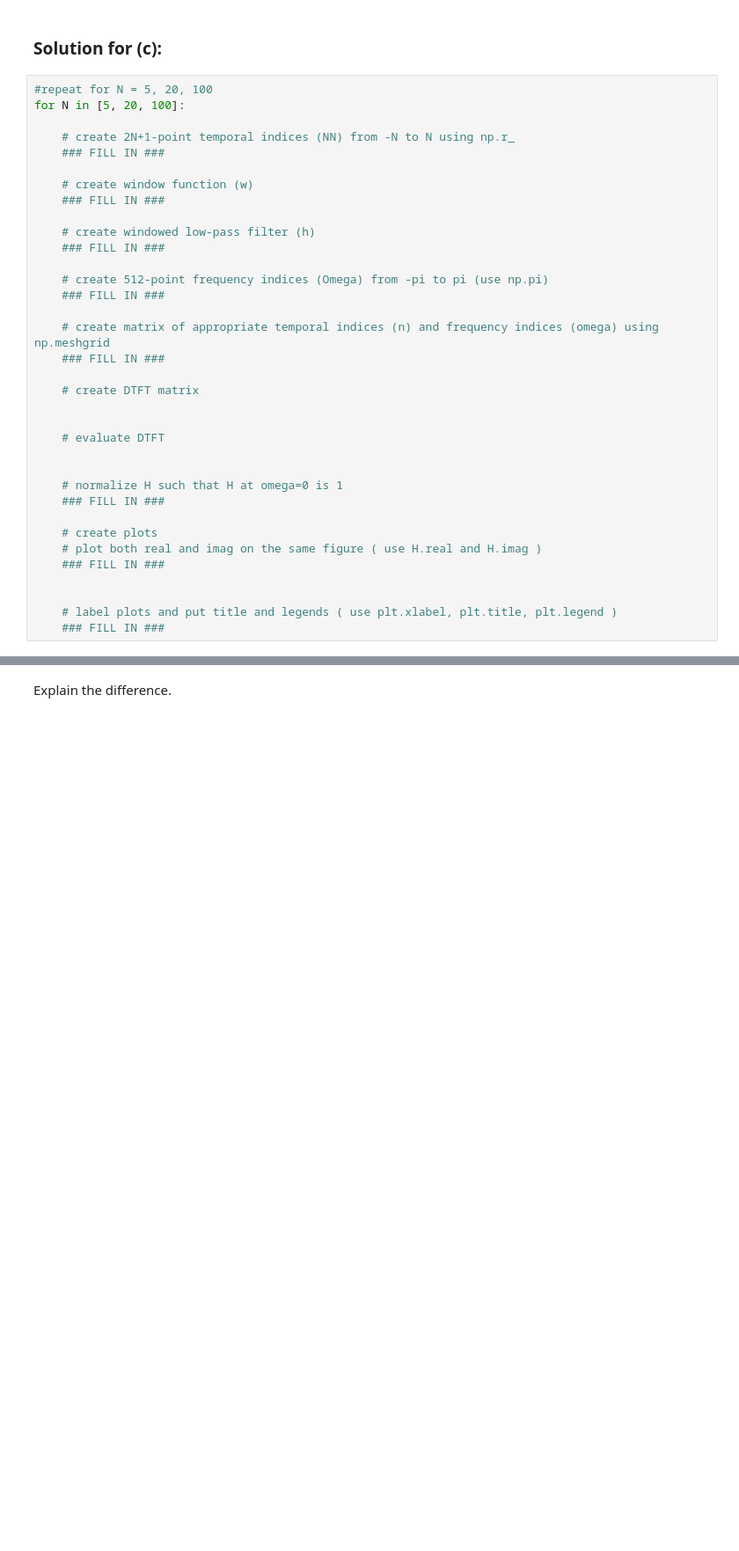
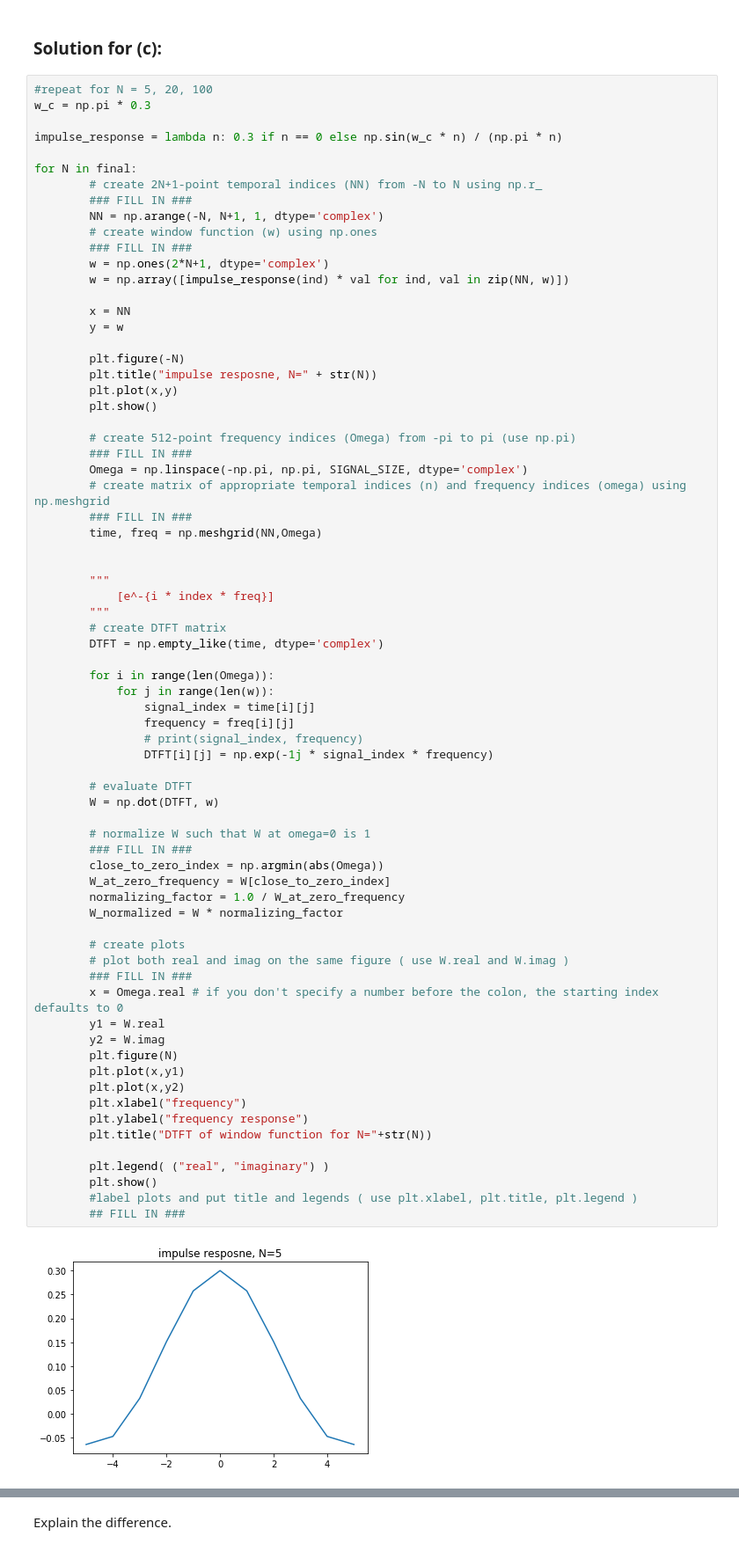
Before and after one commit to louieg888/lab1-spring2021-FFTiramisu, a Jupyter notebook: lab1-dtft.ipynb, the cells around one changed output, grey strips where cells are left out. Shown at 88% size. Cells and saved outputs as stored; diff of their text form; blank space fills up the shorter version.

```diff
--- a/lab1-dtft.ipynb
+++ b/lab1-dtft.ipynb
@@ -174,36 +263,74 @@ Consider the ideal low-pass filter with cut-off frequency $\omega_c = 0.3 \pi$.
 ### Solution for (c):
 # %%
 #repeat for N = 5, 20, 100
-for N in [5, 20, 100]:
+w_c = np.pi * 0.3
 
-    # create 2N+1-point temporal indices (NN) from -N to N using np.r_
-    ### FILL IN ###
+impulse_response = lambda n: 0.3 if n == 0 else np.sin(w_c * n) / (np.pi * n)
 
-    # create window function (w)
-    ### FILL IN ###
+for N in final:
+        # create 2N+1-point temporal indices (NN) from -N to N using np.r_
+        ### FILL IN ###
+        NN = np.arange(-N, N+1, 1, dtype='complex')
+        # create window function (w) using np.ones
+        ### FILL IN ###
+        w = np.ones(2*N+1, dtype='complex')
+        w = np.array([impulse_response(ind) * val for ind, val in zip(NN, w)])
 
-    # create windowed low-pass filter (h)
-    ### FILL IN ###
+        x = NN
+        y = w
 
-    # create 512-point frequency indices (Omega) from -pi to pi (use np.pi)
-    ### FILL IN ###
+        plt.figure(-N)
+        plt.title("impulse resposne, N=" + str(N))
+        plt.plot(x,y)
+        plt.show()
 
-    # create matrix of appropriate temporal indices (n) and frequency indices (omega) using np.meshgrid
-    ### FILL IN ###
-
-    # create DTFT matrix
+        # create 512-point frequency indices (Omega) from -pi to pi (use np.pi)
+        ### FILL IN ###
+        Omega = np.linspace(-np.pi, np.pi, SIGNAL_SIZE, dtype='complex')
+        # create matrix of appropriate temporal indices (n) and frequency indices (omega) using np.meshgrid
+        ### FILL IN ###
+        time, freq = np.meshgrid(NN,Omega)
 
 
-    # evaluate DTFT
+        """
+            [e^-{i * index * freq}]
+        """
+        # create DTFT matrix
+        DTFT = np.empty_like(time, dtype='complex')
 
+        for i in range(len(Omega)):
+            for j in range(len(w)):
+                signal_index = time[i][j]
+                frequency = freq[i][j]
+                # print(signal_index, frequency)
+                DTFT[i][j] = np.exp(-1j * signal_index * frequency)
 
-    # normalize H such that H at omega=0 is 1
-    ### FILL IN ###
+        # evaluate DTFT
+        W = np.dot(DTFT, w)
 
-    # create plots
-    # plot both real and imag on the same figure ( use H.real and H.imag )
-    ### FILL IN ###
+        # normalize W such that W at omega=0 is 1
+        ### FILL IN ###
+        close_to_zero_index = np.argmin(abs(Omega))
+        W_at_zero_frequency = W[close_to_zero_index]
+        normalizing_factor = 1.0 / W_at_zero_frequency
+        W_normalized = W * normalizing_factor
 
+        # create plots
+        # plot both real and imag on the same figure ( use W.real and W.imag )
+        ### FILL IN ###
+        x = Omega.real # if you don't specify a number before the colon, the starting index defaults to 0
+        y1 = W.real
+        y2 = W.imag
+        plt.figure(N)
+        plt.plot(x,y1)
+        plt.plot(x,y2)
+        plt.xlabel("frequency")
+        plt.ylabel("frequency response")
+        plt.title("DTFT of window function for N="+str(N))
 
-    # label plots and put title and legends ( use plt.xlabel, plt.title, plt.legend )
-    ### FILL IN ###
+        plt.legend( ("real", "imaginary") )
+        plt.show()
+        #label plots and put title and legends ( use plt.xlabel, plt.title, plt.legend )
+        ## FILL IN ###
+# %% [output]
+[figure, added]
```
Also changed, not shown: parts of 22 cells of this notebook.
